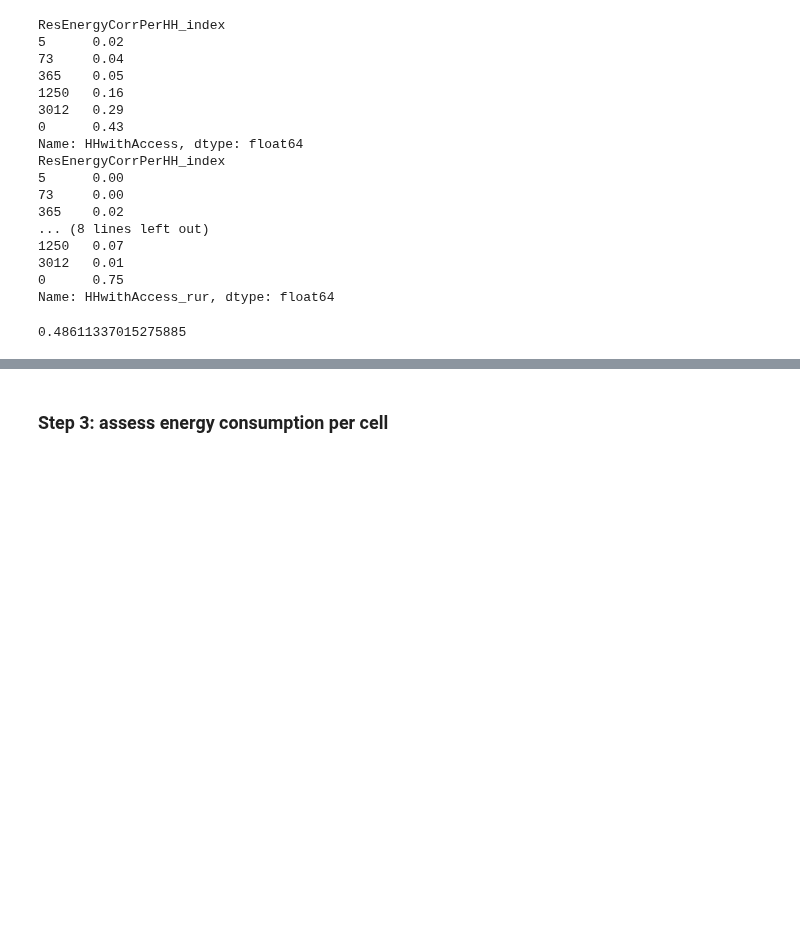
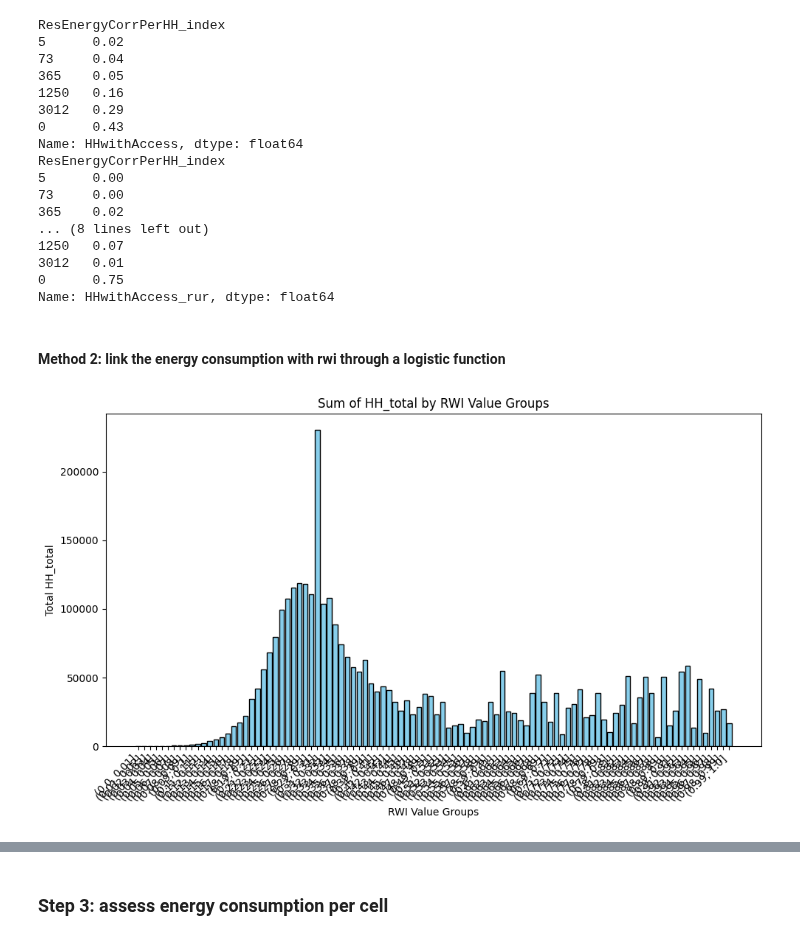
Before and after one commit to ariane-millot/EDeMOS, a Jupyter notebook: Residential/BuildingDemandMethod1_Simplified.ipynb, the cells around one changed output, grey strips where cells are left out. Drawn from its saved outputs; the diff is of its cells as text; code cells hidden in the pictures; blank space fills up the shorter version.

Commit message:
Assess energy consumption per HH with logistical function of rwi

```diff
--- a/Residential/BuildingDemandMethod1_Simplified.ipynb
+++ b/Residential/BuildingDemandMethod1_Simplified.ipynb
@@ -404,6 +402,7 @@ grid['res_ruralBui'] = grid['buildingssum'] * (grid['location'] == 'rural') * gr
 grid['res_Bui'] = grid['res_urbanBui'] + grid['res_ruralBui']
 grid['HH_urban'] = grid['res_urbanBui'] * nbOfHHperResBuilding['urban']
 grid['HH_rural'] = grid['res_ruralBui'] * nbOfHHperResBuilding['rural']
+grid['HH_total'] = grid['HH_rural'] + grid['HH_urban']
 # %% [markdown]
 Assess number of residential households per cell with access to electricity
 # %%
@@ -612,15 +591,33 @@ ResEnergyCorrPerHH_index
 3012   0.01
 0      0.75
 Name: HHwithAccess_rur, dtype: float64
-# %%
-# Assess the energy Consumption assessment per cell
-weightedRwi_norm = grid['rwi_norm'] * (grid ['HH_urban'] + grid ['HH_rural'])
-averageRwi_norm = weightedRwi_norm.sum()/ (grid ['HH_urban'].sum() + grid ['HH_rural'].sum())
-print(averageRwi_norm)
-# grid["ResEnergyCorrPerHH"] = abs(grid['rwi']/averageRwi)*grid["ADM1_NAME"].map(energyConsHH)
-grid["ResEnergyCorrPerHH"] = grid['ResEnergyCorrPerHH_index']
-# grid["ResEnergyCorrPerHH"] = grid['ResEnergyCorrPerHH_index']*abs(grid['rwi_norm']/averageRwi_norm)
-# grid["ResEnergyCorrPerHH"] = grid['ResEnergyCorrPerHH_rwi']*abs(grid['rwi']/averageRwi)
-# grid["ResEnergyCorrPerHH"] = grid['ResEnergyCorrPerHH_rwi']
-# %% [output]
-0.48611337015275885
+# %% [markdown]
+#### Method 2: link the energy consumption with rwi through a logistic function
+# %%
+# Plot of number of HH vs rwi
+
+# Create equally spaced bins for the 'rwi' values
+num_groups = 100
+min_rwi = grid['rwi_norm'].min()
+max_rwi = grid['rwi_norm'].max()
+bin_width = (max_rwi - min_rwi) / num_groups
+bins = [min_rwi + i * bin_width for i in range(num_groups + 1)]
+
+# Group by the bins and sum the 'HH_total' values
+grid['rwi_group'] = pd.cut(grid['rwi_norm'], bins)
+result = grid.groupby('rwi_group')['HH_total'].sum()
+result.index = result.index.astype(str)
+# # Print the result
+# print(result)
+
+# Create a bar plot
+plt.figure(figsize=(10, 6))
+plt.bar(result.index, result.values, color='skyblue', edgecolor='black')
+plt.xlabel('RWI Value Groups')
+plt.ylabel('Total HH_total')
+plt.title('Sum of HH_total by RWI Value Groups')
+plt.xticks(rotation=45, ha='right')
+plt.tight_layout()
+plt.show()
+# %% [output]
+[figure, added]
```
Also changed, not shown: parts of 27 cells of this notebook.
